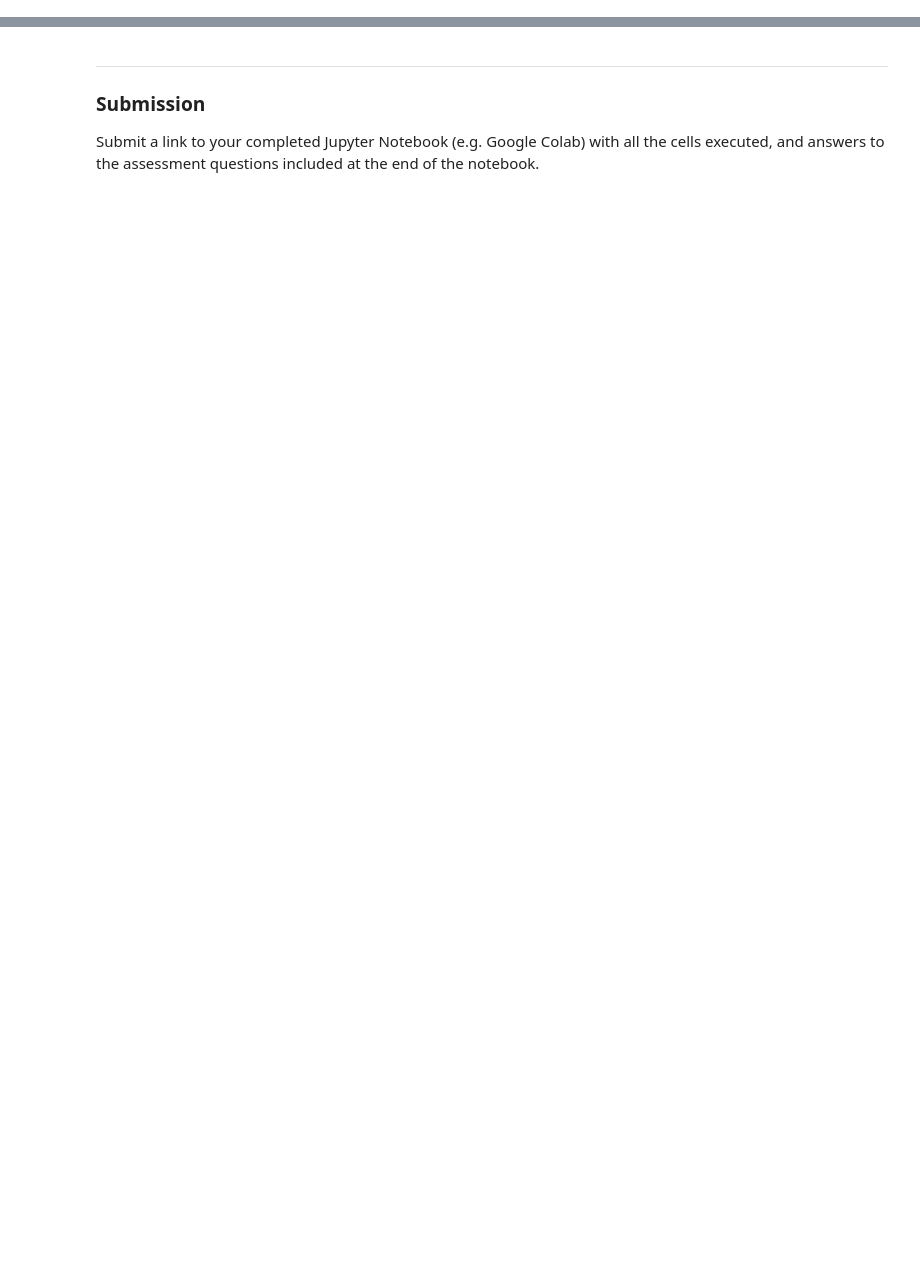
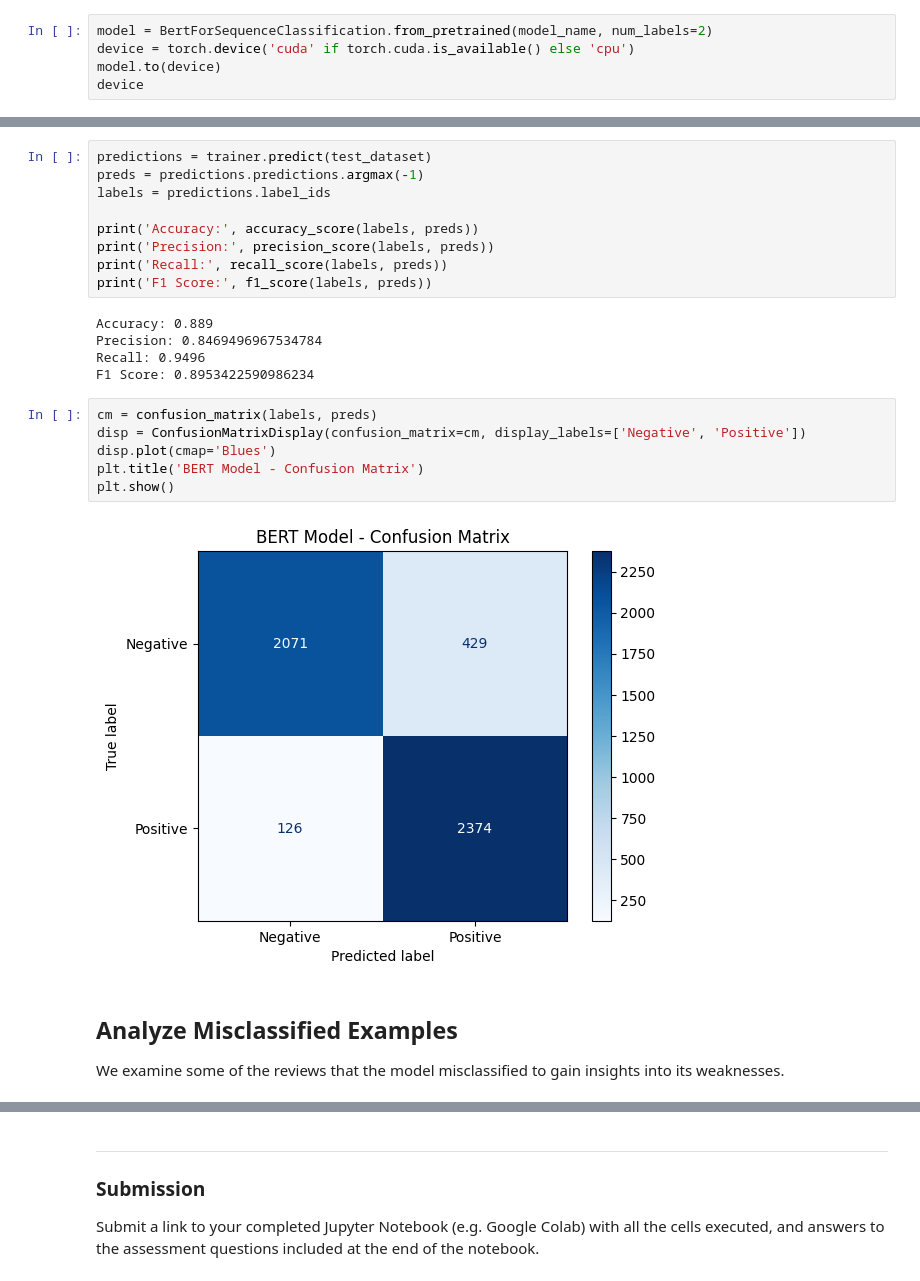
Before and after one commit to jcp-tech/Seneca_Class_Notes, a Jupyter notebook: Semester 2/AIG220 - Deep Learning/Projects/Project 4/Project_4.ipynb, the cells around one changed output, grey strips where cells are left out. Saved outputs shown, nothing was run; the diff lists cells and outputs as text; blank space fills up the shorter version.

```diff
--- a/Semester 2/AIG220 - Deep Learning/Projects/Project 4/Project_4.ipynb
+++ b/Semester 2/AIG220 - Deep Learning/Projects/Project 4/Project_4.ipynb
@@ -49,0 +181,5 @@ Answer the following questions in detail.
+# %%
+model = BertForSequenceClassification.from_pretrained(model_name, num_labels=2)
+device = torch.device('cuda' if torch.cuda.is_available() else 'cpu')
+model.to(device)
+device
@@ -49,0 +310,26 @@ Answer the following questions in detail.
+# %%
+predictions = trainer.predict(test_dataset)
+preds = predictions.predictions.argmax(-1)
+labels = predictions.label_ids
+
+print('Accuracy:', accuracy_score(labels, preds))
+print('Precision:', precision_score(labels, preds))
+print('Recall:', recall_score(labels, preds))
+print('F1 Score:', f1_score(labels, preds))
+# %% [output]
+Accuracy: 0.889
+Precision: 0.8469496967534784
+Recall: 0.9496
+F1 Score: 0.8953422590986234
+# %%
+cm = confusion_matrix(labels, preds)
+disp = ConfusionMatrixDisplay(confusion_matrix=cm, display_labels=['Negative', 'Positive'])
+disp.plot(cmap='Blues')
+plt.title('BERT Model - Confusion Matrix')
+plt.show()
+# %% [output]
+[figure, added]
+# %% [markdown]
+## Analyze Misclassified Examples
+
+We examine some of the reviews that the model misclassified to gain insights into its weaknesses.
```
Also changed, not shown: parts of 31 cells of this notebook, 1 other file.
